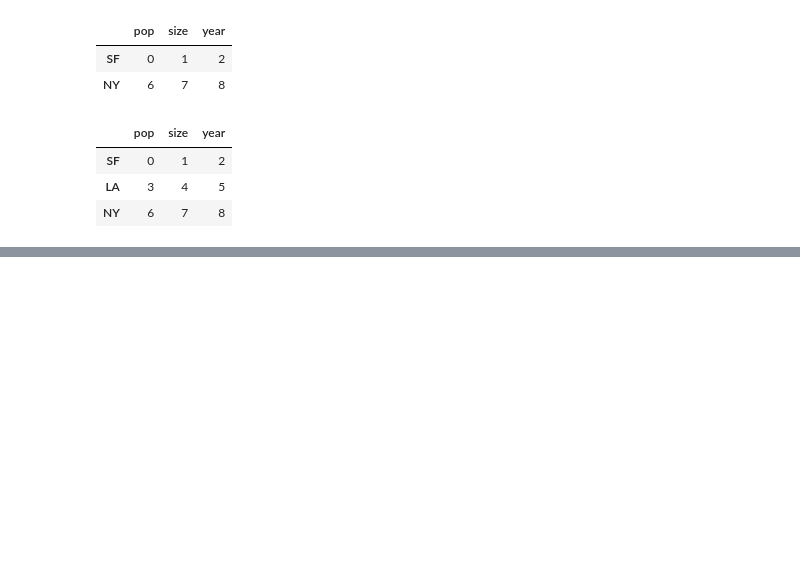
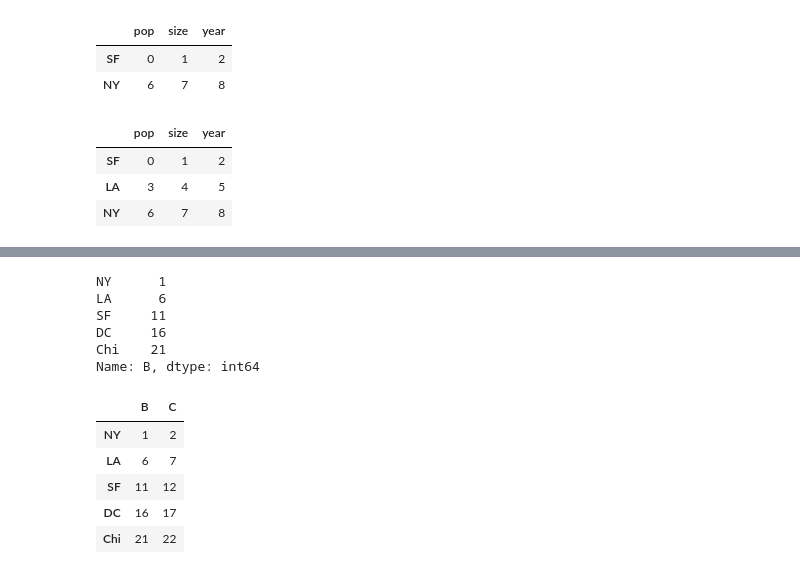
Before and after one commit to aki-06/Data_Science, a Jupyter notebook: 20180430_pandas.ipynb, the cells around one changed output, grey strips where cells are left out. Cells and saved outputs as stored; diff of their text form; code cells hidden in the pictures; blank space fills up the shorter version.

```diff
--- a/20180430_pandas.ipynb
+++ b/20180430_pandas.ipynb
@@ -418,0 +488,18 @@ dframe1
+# %%
+dframe['B']
+# %% [output]
+NY      1
+LA      6
+SF     11
+DC     16
+Chi    21
+Name: B, dtype: int64
+# %%
+dframe[['B', 'C']]
+# %% [output]
+|  | B | C |
+| NY | 1 | 2 |
+| LA | 6 | 7 |
+| SF | 11 | 12 |
+| DC | 16 | 17 |
+| Chi | 21 | 22 |
```
Also changed, not shown: parts of 19 cells of this notebook.
